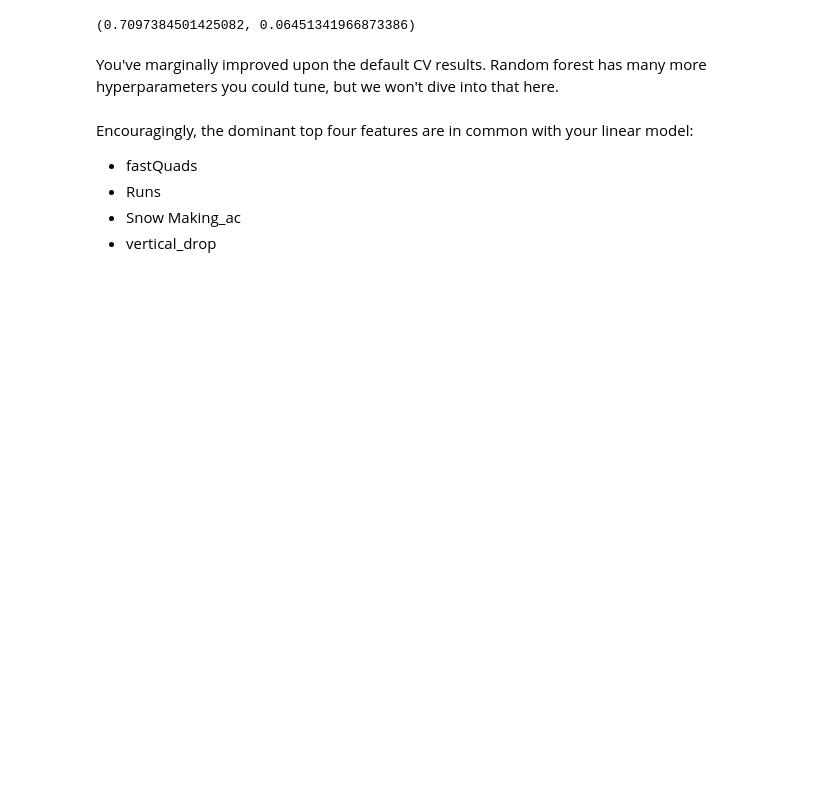
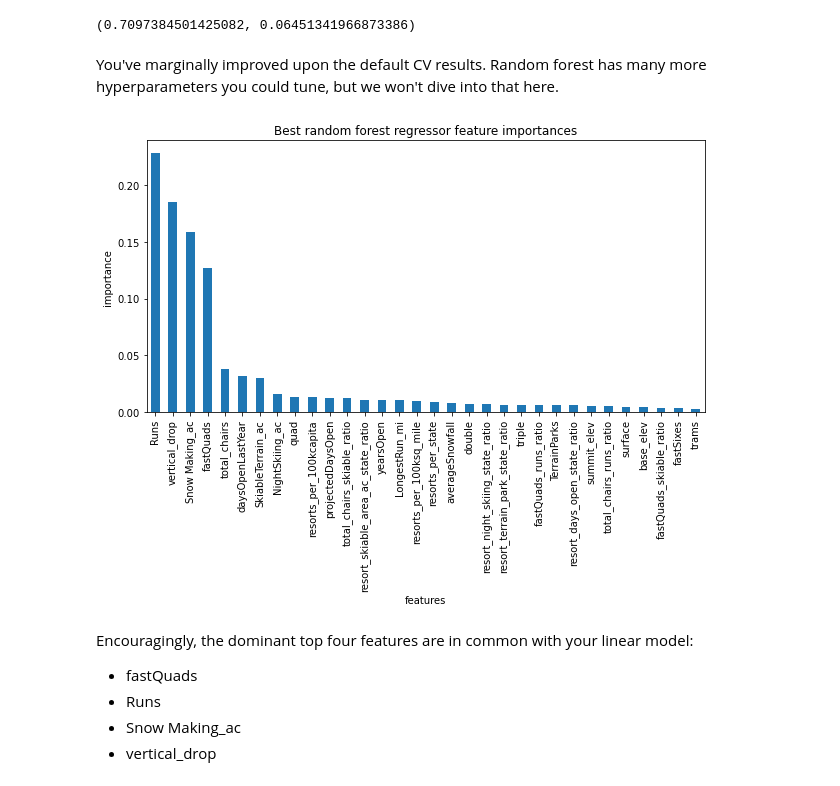
Before and after one commit to LMokka/Springboard, a Jupyter notebook: 04_preprocessing_and_training.ipynb, the cells around one changed output. Saved outputs shown, nothing was run; the diff lists cells and outputs as text; code cells hidden in the pictures; blank space fills up the shorter version.

```diff
--- a/04_preprocessing_and_training.ipynb
+++ b/04_preprocessing_and_training.ipynb
@@ -1021,17 +1274,34 @@ You've marginally improved upon the default CV results. Random forest has many m
 # %%
 #Code task 27#
 #Plot a barplot of the random forest's feature importances,
 #assigning the `feature_importances_` attribute of
 #`rf_grid_cv.best_estimator_.named_steps.randomforestregressor` to the name `imps` to then
 #create a pandas Series object of the feature importances, with the index given by the
 #training data column names, sorting the values in descending order
 plt.subplots(figsize=(10, 5))
-imps = rf_grid_cv.best_estimator_.named_steps.randomforestregressor.___
-rf_feat_imps = pd.Series(___, index=X_train.columns).sort_values(ascending=False)
+imps = rf_grid_cv.best_estimator_.named_steps.randomforestregressor.feature_importances_
+rf_feat_imps = pd.Series(imps, index=X_train.columns).sort_values(ascending=False)
 rf_feat_imps.plot(kind='bar')
 plt.xlabel('features')
 plt.ylabel('importance')
 plt.title('Best random forest regressor feature importances');
+
+
+#Code task 27#
+#Plot a barplot of the random forest's feature importances,
+#assigning the `feature_importances_` attribute of
+#`rf_grid_cv.best_estimator_.named_steps.randomforestregressor` to the name `imps` to then
+#create a pandas Series object of the feature importances, with the index given by the
+#training data column names, sorting the values in descending order
+#plt.subplots(figsize=(10, 5))
+#imps = rf_grid_cv.best_estimator_.named_steps.randomforestregressor.___
+#rf_feat_imps = pd.Series(___, index=X_train.columns).sort_values(ascending=False)
+#rf_feat_imps.plot(kind='bar')
+#plt.xlabel('features')
+#plt.ylabel('importance')
+#plt.title('Best random forest regressor feature importances');
+# %% [output]
+[figure, added]
 # %% [markdown]
 Encouragingly, the dominant top four features are in common with your linear model:
 * fastQuads
```
Also changed, not shown: parts of 65 cells of this notebook.
